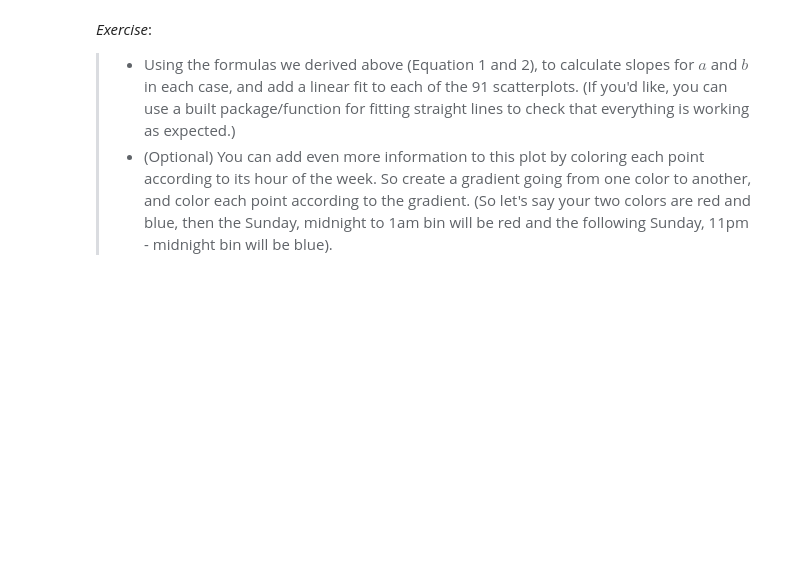
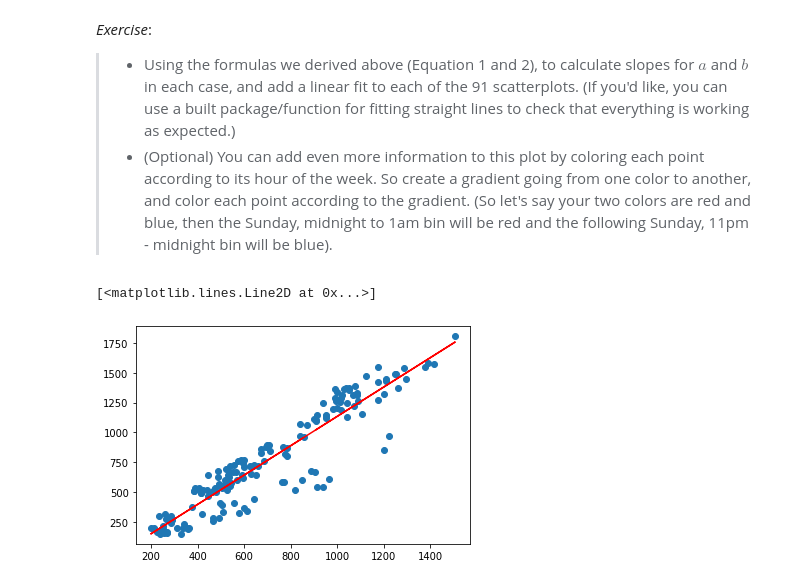
Before and after one commit to IncioMan/socialdata, a Jupyter notebook: Week5/Alex.ipynb, the cells around one changed output. Cells and saved outputs as stored; diff of their text form; code cells hidden in the pictures; blank space fills up the shorter version.

Commit message:
week5

```diff
--- a/Week5/Alex.ipynb
+++ b/Week5/Alex.ipynb
@@ -322,3 +323,23 @@ Aaaand we're done.
 *Exercise*:
 > * Using the formulas we derived above (Equation 1 and 2), to calculate slopes for $a$ and $b$ in each case, and add a linear fit to each of the 91 scatterplots. (If you'd like, you can use a built package/function for fitting straight lines to check that everything is working as expected.)
 > * (Optional) You can add even more information to this plot by coloring each point according to its hour of the week. So create a gradient going from one color to another, and color each point according to the gradient. (So let's say your two colors are red and blue, then the Sunday, midnight to 1am bin will be red and the following Sunday, 11pm - midnight bin will be blue).
+# %%
+def fit_line(X, Y):
+    x_mean = X.mean()
+    y_mean = Y.mean()
+    xiyi = np.multiply(X, Y)
+    x2 = np.square(X)
+    a = (np.sum(xiyi) - len(X) * x_mean * y_mean) / (np.sum(x2) - len(X) * (x_mean**2))
+    b = y_mean - a*x_mean
+    return a, b
+# %%
+d1 = data[(data.Category == "VANDALISM")].groupby(['DayOfWeek','Hour'])\
+            .count().IncidntNum.reset_index().IncidntNum
+d2 = data[(data.Category == "VEHICLE THEFT")].groupby(['DayOfWeek','Hour'])\
+            .count().IncidntNum.reset_index().IncidntNum
+a, b = fit_line(d1, d2)
+plt.scatter(d1, d2)
+plt.plot(d1, [a*x + b for x in d1], color="red")
+# %% [output]
+[<matplotlib.lines.Line2D at 0x...>]
+[figure, added]
```
Also changed, not shown: parts of 18 cells of this notebook.
